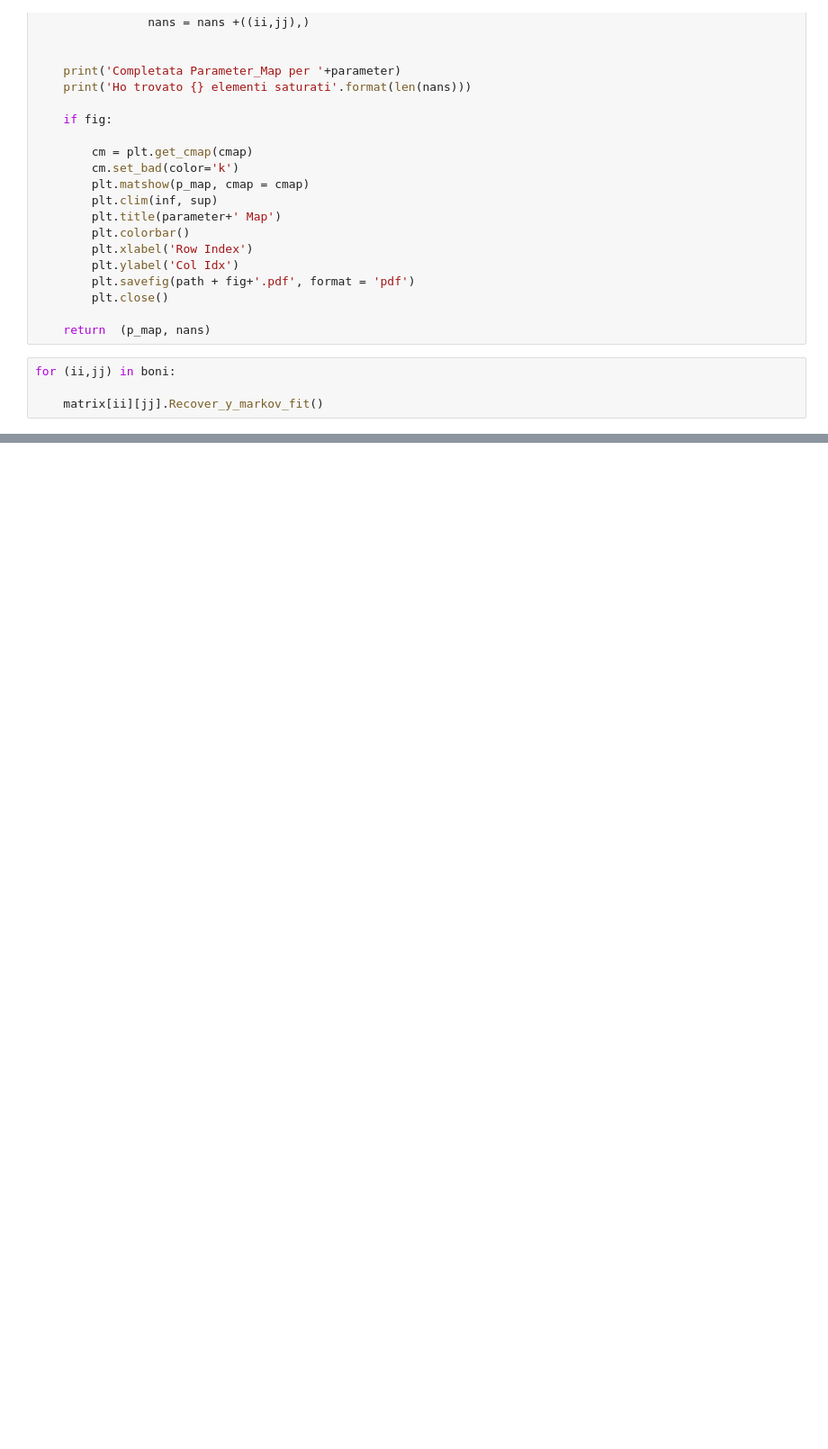
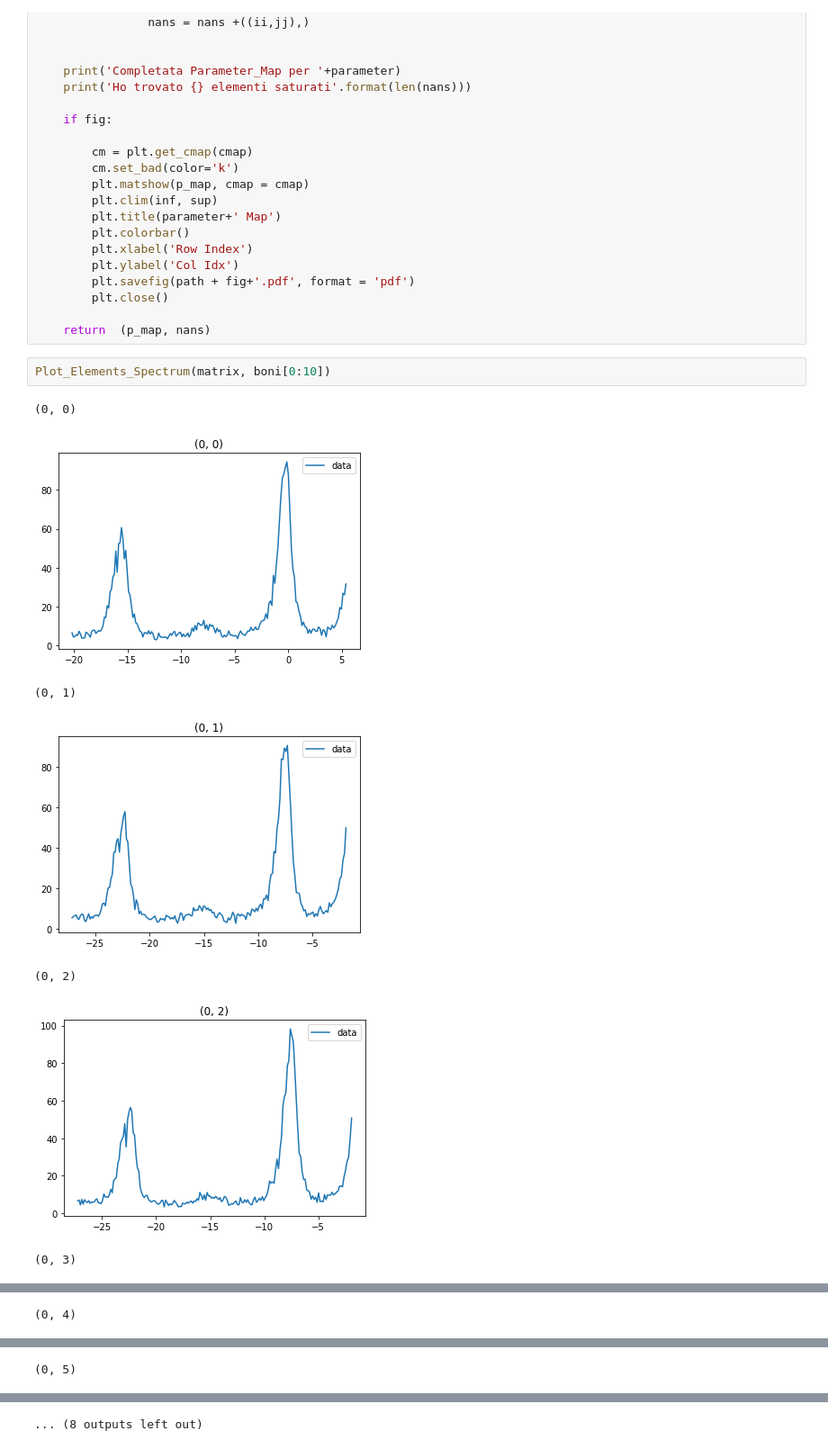
Before and after one commit to flautodipan/Python_Libraries, a Jupyter notebook: Experimentum_analysis.ipynb, the cells around one changed output, grey strips where cells are left out. Shown at 90% size. Cells and saved outputs as stored; diff of their text form; blank space fills up the shorter version.

```diff
--- a/Experimentum_analysis.ipynb
+++ b/Experimentum_analysis.ipynb
@@ -197,7 +181,13 @@ def Get_Parameter_Map(fit, parameter, matrix, n_rows, n_cols, excluded, cmap, in
         plt.close()
 
     return  (p_map, nans)
-# %%
-for (ii,jj) in boni:
-
-    matrix[ii][jj].Recover_y_markov_fit()
+# %%
+Plot_Elements_Spectrum(matrix, boni[0:10])
+# %% [output]
+(0, 0)
+[figure, added]
+(0, 1)
+[figure, added]
+(0, 2)
+[figure, added]
+(0, 3)
@@ -203,0 +195 @@ for (ii,jj) in boni:
+(0, 4)
@@ -203,0 +197 @@ for (ii,jj) in boni:
+(0, 5)
@@ -203,0 +199 @@ for (ii,jj) in boni:
+... (8 outputs left out)
```
Also changed, not shown: parts of 3 cells of this notebook, 1 other file.
